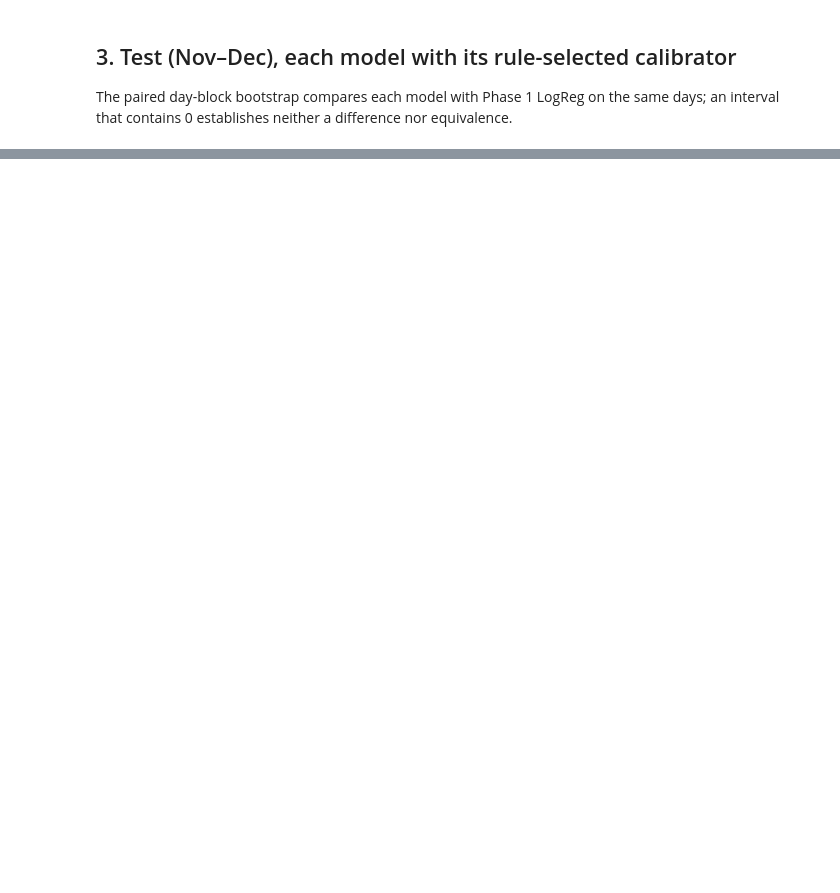
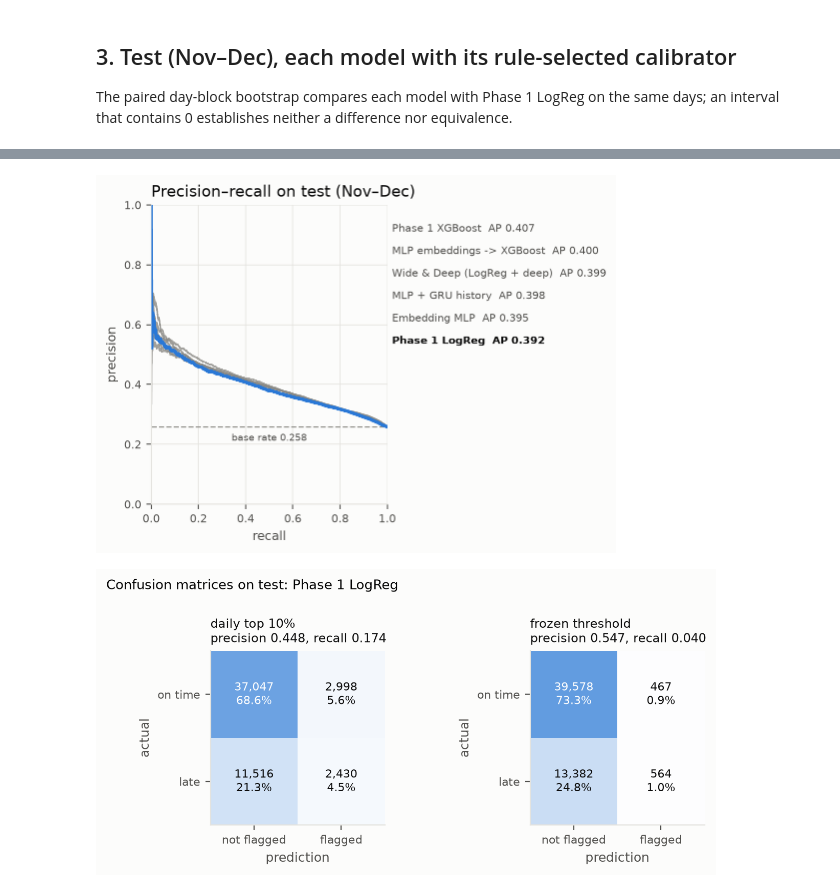
Before and after one commit to nipun1803/AeroCast-AI, a Jupyter notebook: phase2/notebooks/10_calibration_and_test.ipynb, the cells around one changed output, grey strips where cells are left out. Drawn from its saved outputs; the diff is of its cells as text; code cells hidden in the pictures; blank space fills up the shorter version.

Commit message:
docs: execute notebooks 10-11 on the test results; add slice, PR, confusion and drift sections

```diff
--- a/phase2/notebooks/10_calibration_and_test.ipynb
+++ b/phase2/notebooks/10_calibration_and_test.ipynb
@@ -55,0 +116,6 @@ display(Image(F / 'reliability_test.png', width=420))
+# %%
+display(Image(F / 'pr_curves_test.png', width=520))
+display(Image(F / 'confusion_test.png', width=620))
+# %% [output]
+[figure, added]
+[figure, added]
```
Also changed, not shown: parts of 15 cells of this notebook, 1 other file.
